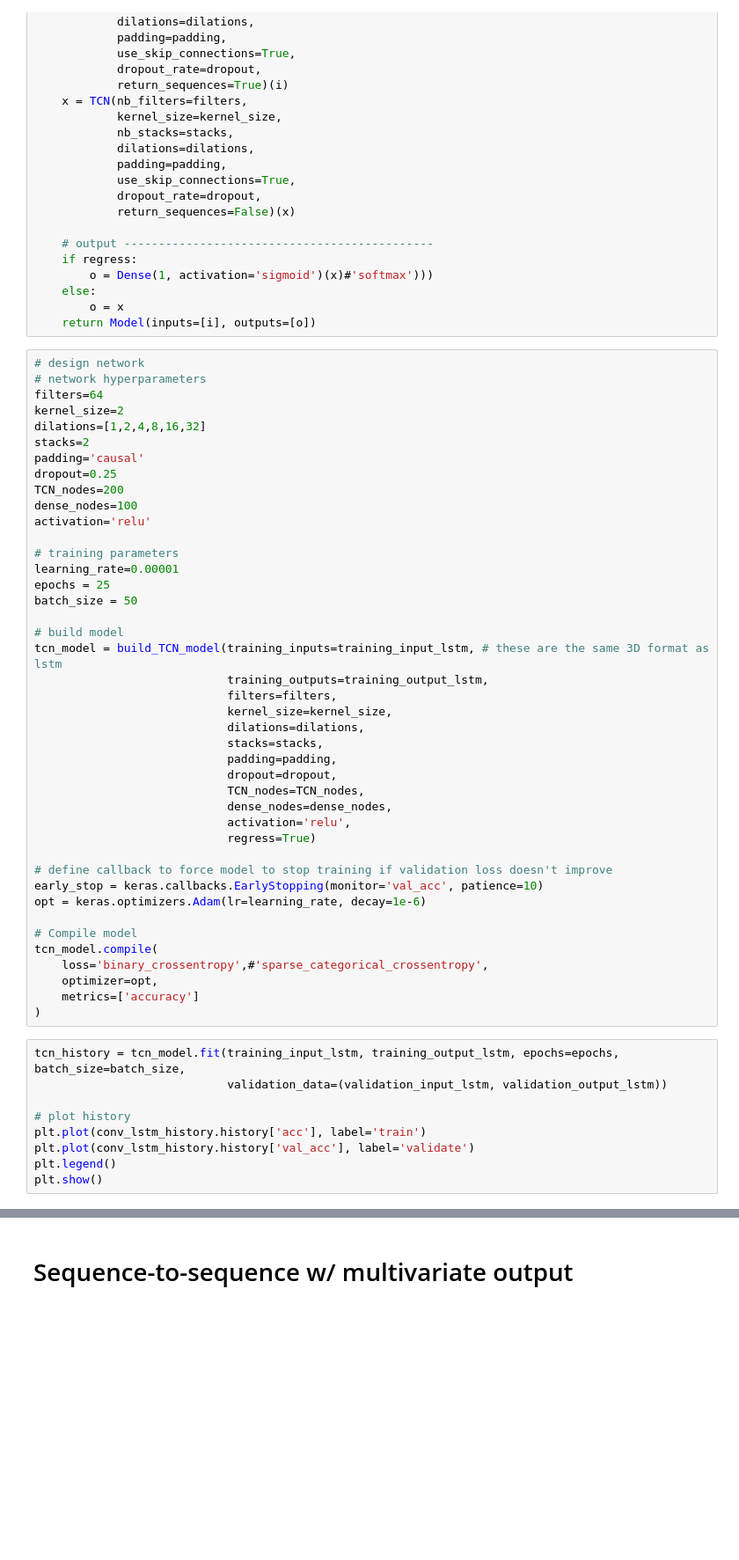
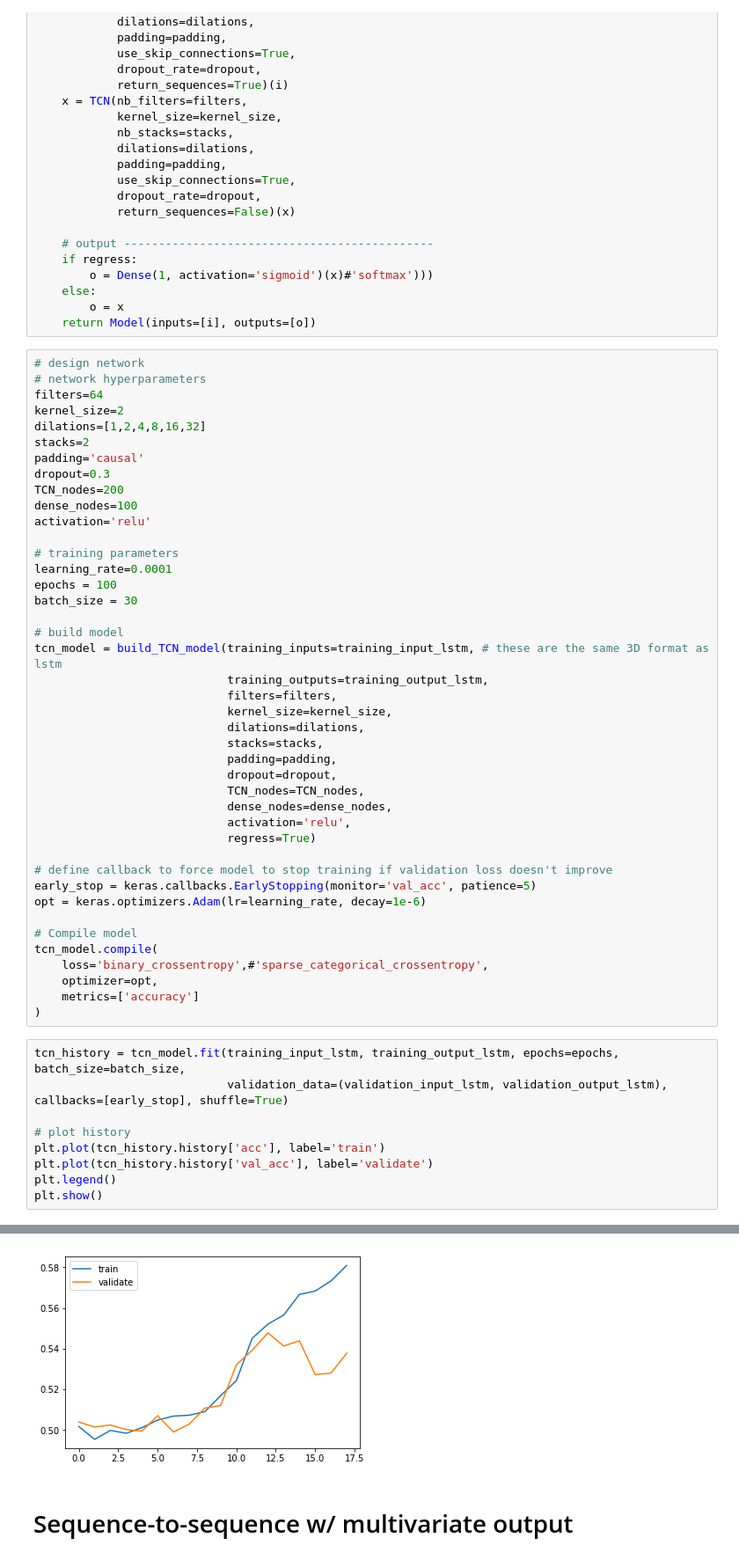
Before and after one commit to wdbm/Psychedelic_Machine_Learning_in_the_Cenozoic_Era, a Jupyter notebook: LSTM_price_prediction.ipynb, the cells around one changed output, grey strips where cells are left out. Shown at 88% size. Saved outputs shown, nothing was run; the diff lists cells and outputs as text; blank space fills up the shorter version.

Commit message:
tune TCN parameters: 55% after ~13 epochs currently

```diff
--- a/LSTM_price_prediction.ipynb
+++ b/LSTM_price_prediction.ipynb
@@ -744,15 +744,15 @@ kernel_size=2
 dilations=[1,2,4,8,16,32]
 stacks=2
 padding='causal'
-dropout=0.25
+dropout=0.3
 TCN_nodes=200
 dense_nodes=100
 activation='relu'
 
 # training parameters
-learning_rate=0.00001
-epochs = 25
-batch_size = 50
+learning_rate=0.0001
+epochs = 100
+batch_size = 30
 
 # build model
 tcn_model = build_TCN_model(training_inputs=training_input_lstm, # these are the same 3D format as lstm
@@ -769,7 +769,7 @@ tcn_model = build_TCN_model(training_inputs=training_input_lstm, # these are the
                             regress=True)
 
 # define callback to force model to stop training if validation loss doesn't improve
-early_stop = keras.callbacks.EarlyStopping(monitor='val_acc', patience=10)
+early_stop = keras.callbacks.EarlyStopping(monitor='val_acc', patience=5)
 opt = keras.optimizers.Adam(lr=learning_rate, decay=1e-6)
 
 # Compile model
@@ -780,11 +780,11 @@ tcn_model.compile(
 )
 # %%
 tcn_history = tcn_model.fit(training_input_lstm, training_output_lstm, epochs=epochs, batch_size=batch_size,
-                            validation_data=(validation_input_lstm, validation_output_lstm))
+                            validation_data=(validation_input_lstm, validation_output_lstm), callbacks=[early_stop], shuffle=True)
 
 # plot history
-plt.plot(conv_lstm_history.history['acc'], label='train')
-plt.plot(conv_lstm_history.history['val_acc'], label='validate')
+plt.plot(tcn_history.history['acc'], label='train')
+plt.plot(tcn_history.history['val_acc'], label='validate')
 plt.legend()
 plt.show()
 # %% [output]
@@ -809,2 +808,3 @@ Epoch 9/25
+[figure, added]
 # %% [markdown]
 # Sequence-to-sequence w/ multivariate output
```
Also changed, not shown: parts of 1 cell of this notebook.
